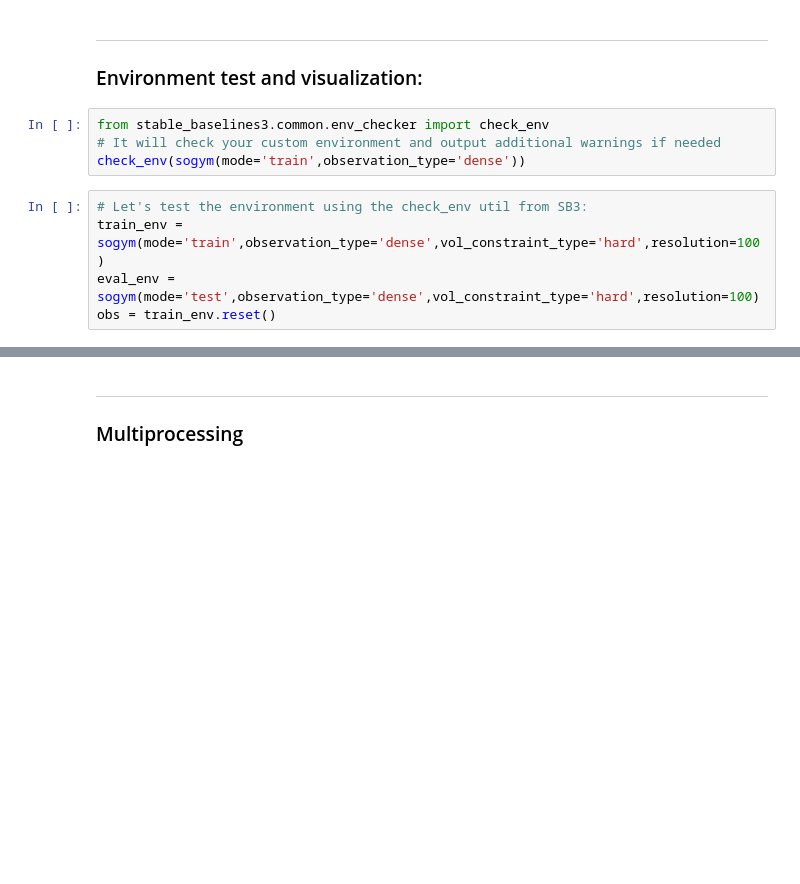
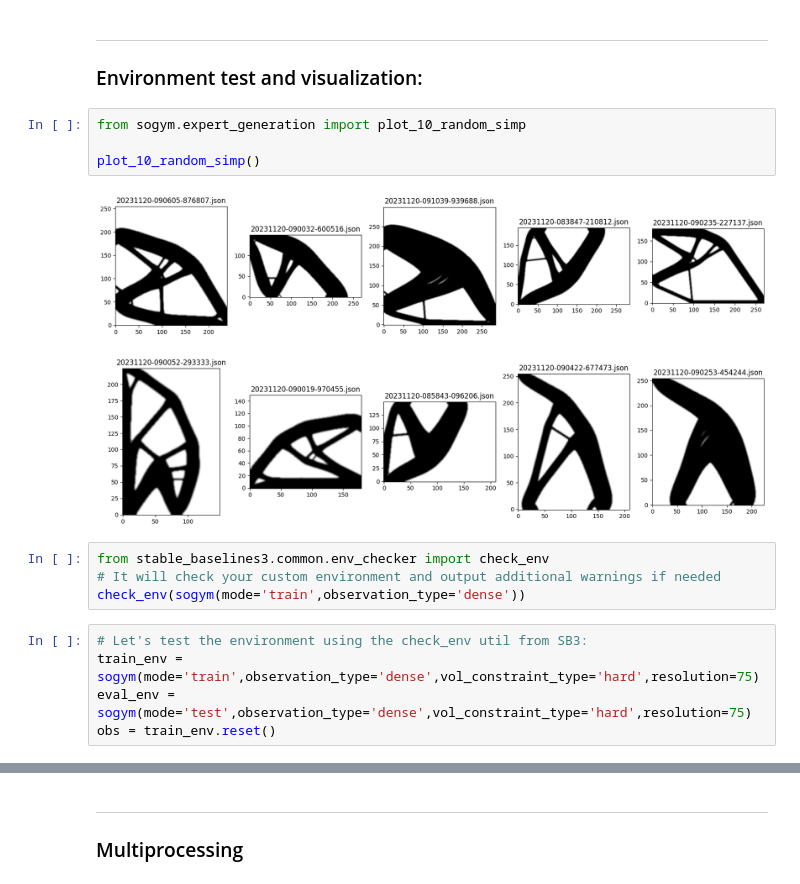
Before and after one commit to ThomasRochefortB/sogym, a Jupyter notebook: rl_training.ipynb, the cells around one changed output, grey strips where cells are left out. Drawn from its saved outputs; the diff is of its cells as text; blank space fills up the shorter version.

```diff
--- a/rl_training.ipynb
+++ b/rl_training.ipynb
@@ -22,13 +23,19 @@ Using device: cpu
 # %% [markdown]
 ---
 ### Environment test and visualization:
+# %%
+from sogym.expert_generation import plot_10_random_simp
+
+plot_10_random_simp()
+# %% [output]
+[figure, added]
 # %%
 from stable_baselines3.common.env_checker import check_env
 # It will check your custom environment and output additional warnings if needed
 check_env(sogym(mode='train',observation_type='dense'))
 # %%
 # Let's test the environment using the check_env util from SB3:
-train_env = sogym(mode='train',observation_type='dense',vol_constraint_type='hard',resolution=100)
-eval_env = sogym(mode='test',observation_type='dense',vol_constraint_type='hard',resolution=100)
+train_env = sogym(mode='train',observation_type='dense',vol_constraint_type='hard',resolution=75)
+eval_env = sogym(mode='test',observation_type='dense',vol_constraint_type='hard',resolution=75)
 obs = train_env.reset()
 # %%
```
Also changed, not shown: parts of 8 cells of this notebook, 18 other files.
